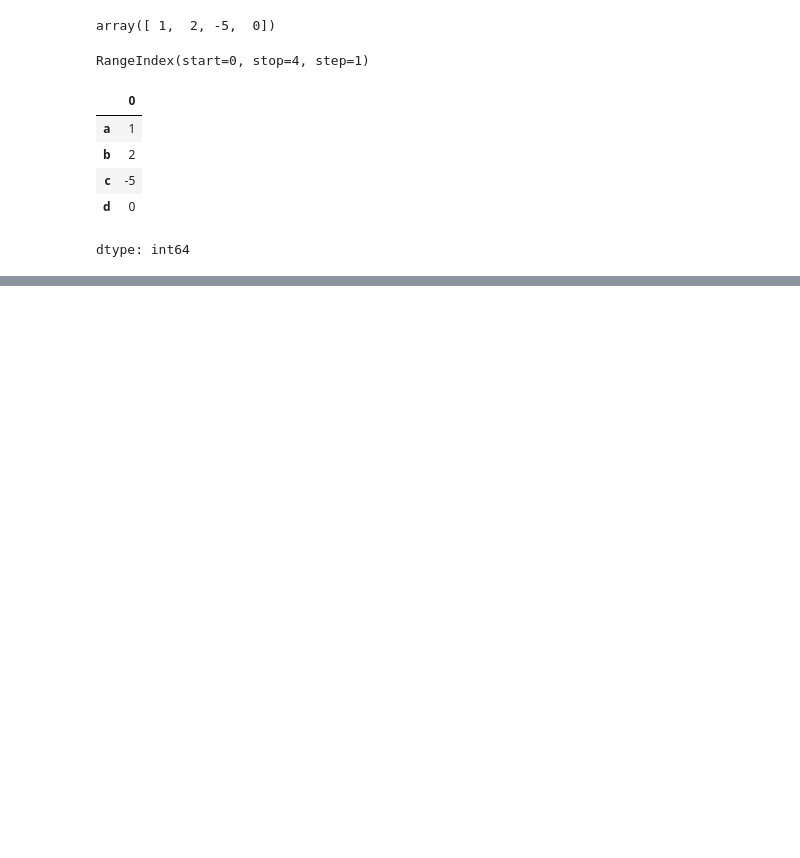
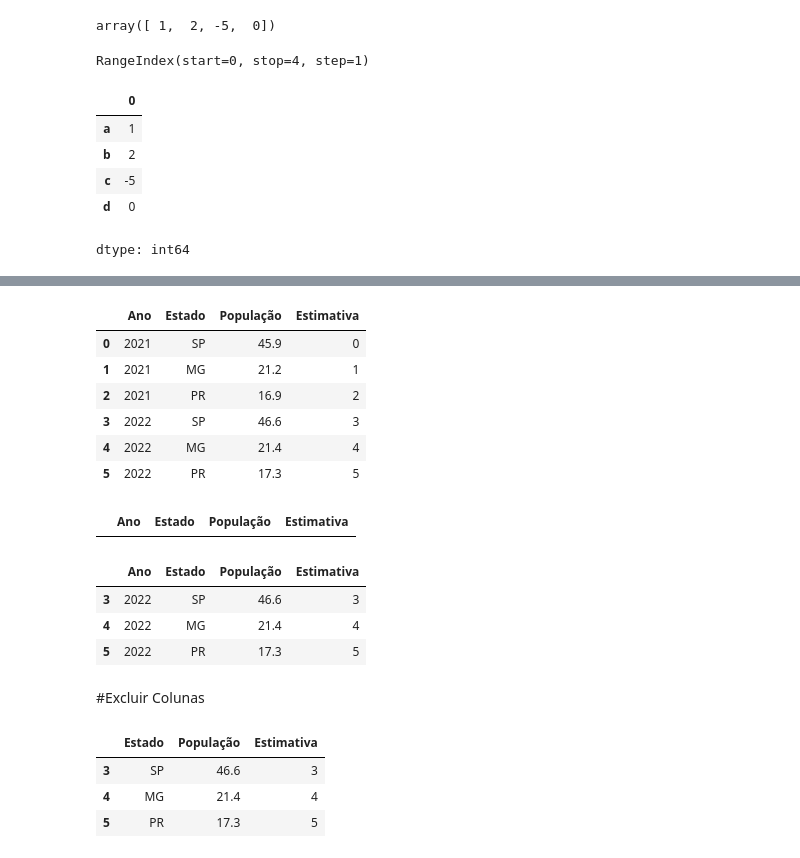
Before and after one commit to iraiore/google_colab, a Jupyter notebook: univesp_notbook2.ipynb, the cells around one changed output, grey strips where cells are left out. Drawn from its saved outputs; the diff is of its cells as text; code cells hidden in the pictures; blank space fills up the shorter version.

```diff
--- a/univesp_notbook2.ipynb
+++ b/univesp_notbook2.ipynb
@@ -35,0 +297,16 @@ dtype: int64
+# %%
+df2['Ano'] = df2['Ano'] + 2
+# %%
+df2
+# %% [output]
+|  | Ano | Estado | População | Estimativa |
+| 0 | 2021 | SP | 45.9 | 0 |
+| 1 | 2021 | MG | 21.2 | 1 |
+| 2 | 2021 | PR | 16.9 | 2 |
+| 3 | 2022 | SP | 46.6 | 3 |
+| 4 | 2022 | MG | 21.4 | 4 |
+| 5 | 2022 | PR | 17.3 | 5 |
+# %%
+df2[df2['Ano']>2021]
+# %% [output]
+|  | Ano | Estado | População | Estimativa |
@@ -35,0 +315,16 @@ dtype: int64
+# %%
+df4
+# %% [output]
+|  | Ano | Estado | População | Estimativa |
+| 3 | 2022 | SP | 46.6 | 3 |
+| 4 | 2022 | MG | 21.4 | 4 |
+| 5 | 2022 | PR | 17.3 | 5 |
+# %% [markdown]
+#Excluir Colunas
+# %%
+df4.drop('Ano', axis='columns')
+# %% [output]
+|  | Estado | População | Estimativa |
+| 3 | SP | 46.6 | 3 |
+| 4 | MG | 21.4 | 4 |
+| 5 | PR | 17.3 | 5 |
```
Also changed, not shown: parts of 50 cells of this notebook.
